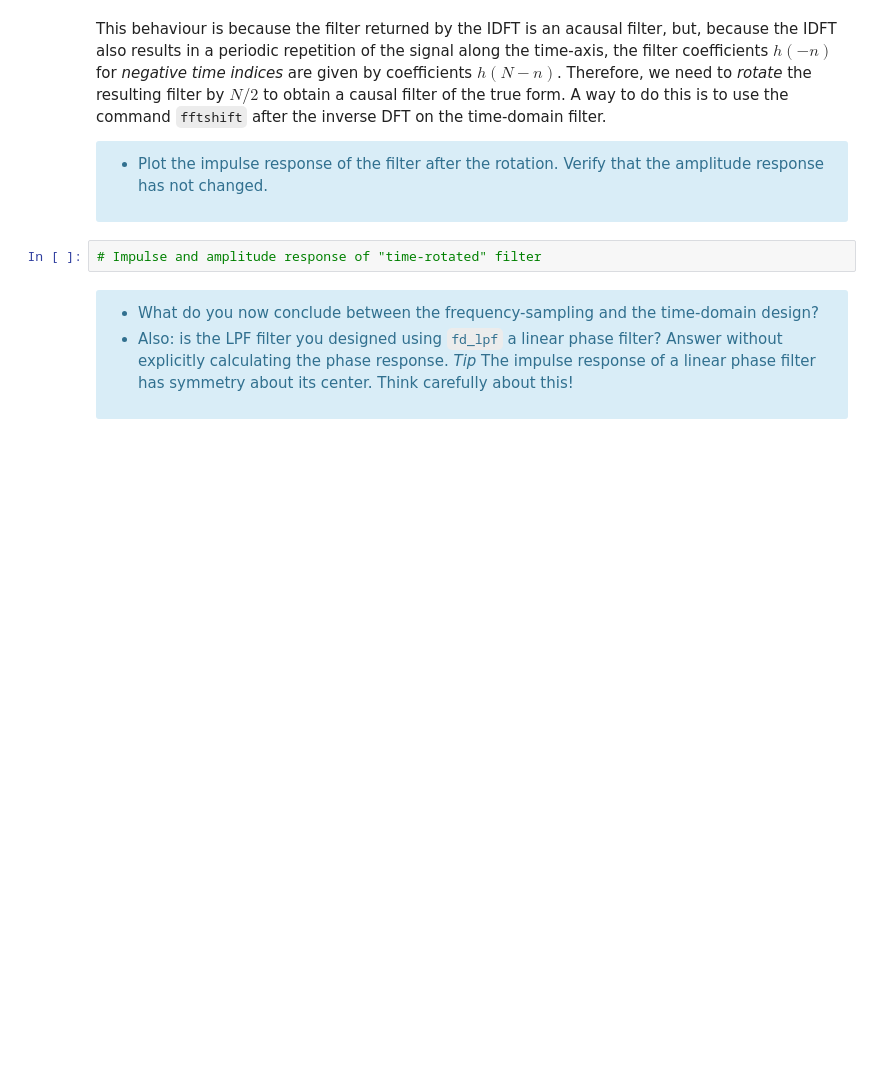
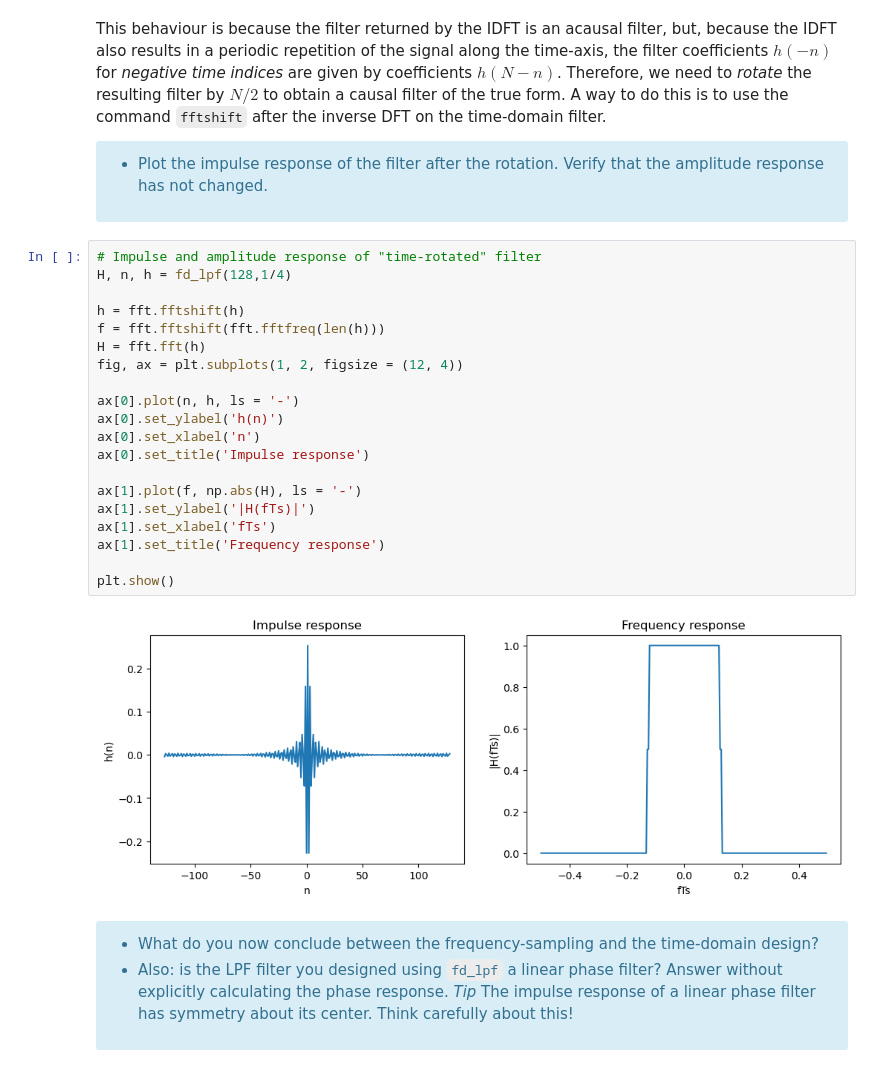
Before and after one commit to mrcocolinho/MSPS-Assignments, a Jupyter notebook: Notebooks/Assignment 4/ex04.ipynb, the cells around one changed output. Cells and saved outputs as stored; diff of their text form; blank space fills up the shorter version.

```diff
--- a/Notebooks/Assignment 4/ex04.ipynb
+++ b/Notebooks/Assignment 4/ex04.ipynb
@@ -220,8 +275,28 @@ This behaviour is because the filter returned by the IDFT is an acausal filter,
 * Plot the impulse response of the filter after the rotation. Verify that the amplitude response has not changed.
 
 </div>
-# %%
-# Impulse and amplitude response of "time-rotated" filter
+# %%
+# Impulse and amplitude response of "time-rotated" filter
+H, n, h = fd_lpf(128,1/4)
+
+h = fft.fftshift(h)
+f = fft.fftshift(fft.fftfreq(len(h)))
+H = fft.fft(h)
+fig, ax = plt.subplots(1, 2, figsize = (12, 4))
+
+ax[0].plot(n, h, ls = '-')
+ax[0].set_ylabel('h(n)')
+ax[0].set_xlabel('n')
+ax[0].set_title('Impulse response')
+
+ax[1].plot(f, np.abs(H), ls = '-')
+ax[1].set_ylabel('|H(fTs)|')
+ax[1].set_xlabel('fTs')
+ax[1].set_title('Frequency response')
+
+plt.show()
+# %% [output]
+[figure, added]
 # %% [markdown]
 <div class="alert alert-info">
 
```
Also changed, not shown: parts of 14 cells of this notebook.
